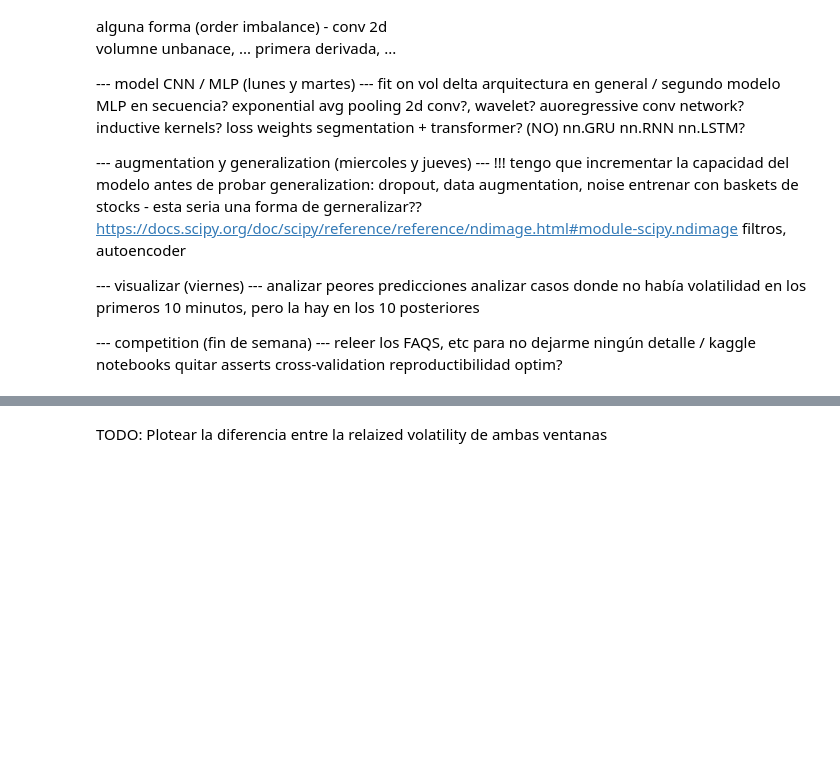
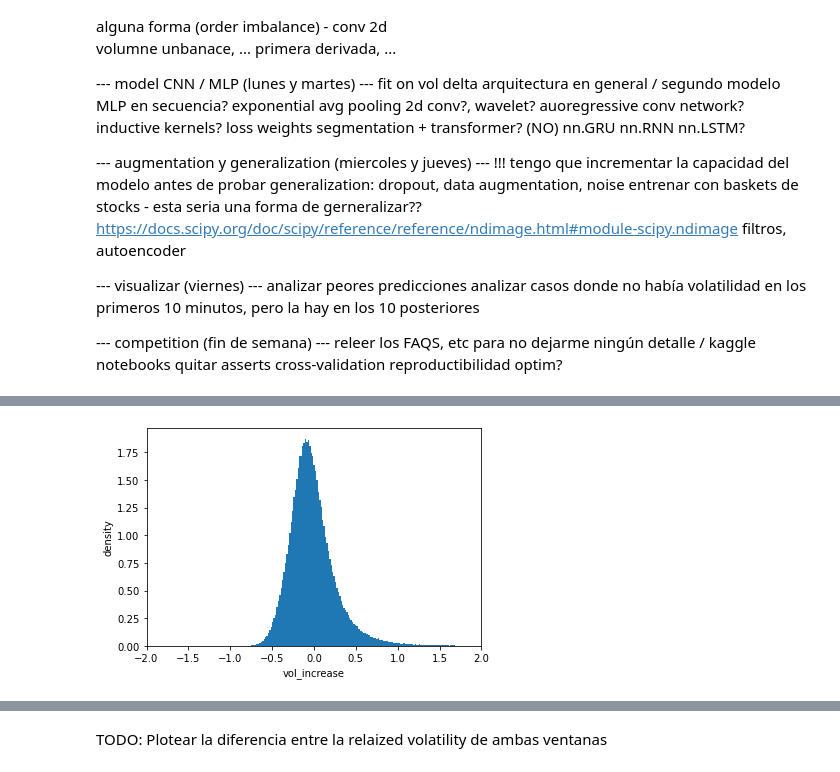
Before and after one commit to codefluence/optiver, a Jupyter notebook: OPTIVER.ipynb, the cells around one changed output, grey strips where cells are left out. Saved outputs shown, nothing was run; the diff lists cells and outputs as text; code cells hidden in the pictures; blank space fills up the shorter version.

```diff
--- a/OPTIVER.ipynb
+++ b/OPTIVER.ipynb
@@ -140,0 +96,6 @@ for series_id in stats[-1005:-1000,2]:
+# %%
+data.targets = pd.DataFrame( data.targets[data.targets[:,-1].argsort()],
+                        columns=['stock','window','series','fut_vol','past_vol','vol_delta','vol_increase',])
+data.targets.stock = data.targets.stock.astype(int)
+data.targets.window = data.targets.window.astype(int)
+data.targets.series = data.targets.series.astype(int)
@@ -140,0 +119,11 @@ for series_id in stats[-1005:-1000,2]:
+# %%
+def plot_hist(x, xlim, title, bins=2000):
+
+    plt.hist(x, density=True, bins=bins)
+    plt.ylabel('density')
+    plt.xlabel(title)
+    plt.xlim(*xlim)
+
+plot_hist(data.targets.vol_increase, (-2,2), 'vol_increase')
+# %% [output]
+[figure, added]
```
Also changed, not shown: parts of 11 cells of this notebook, 7 other files.
